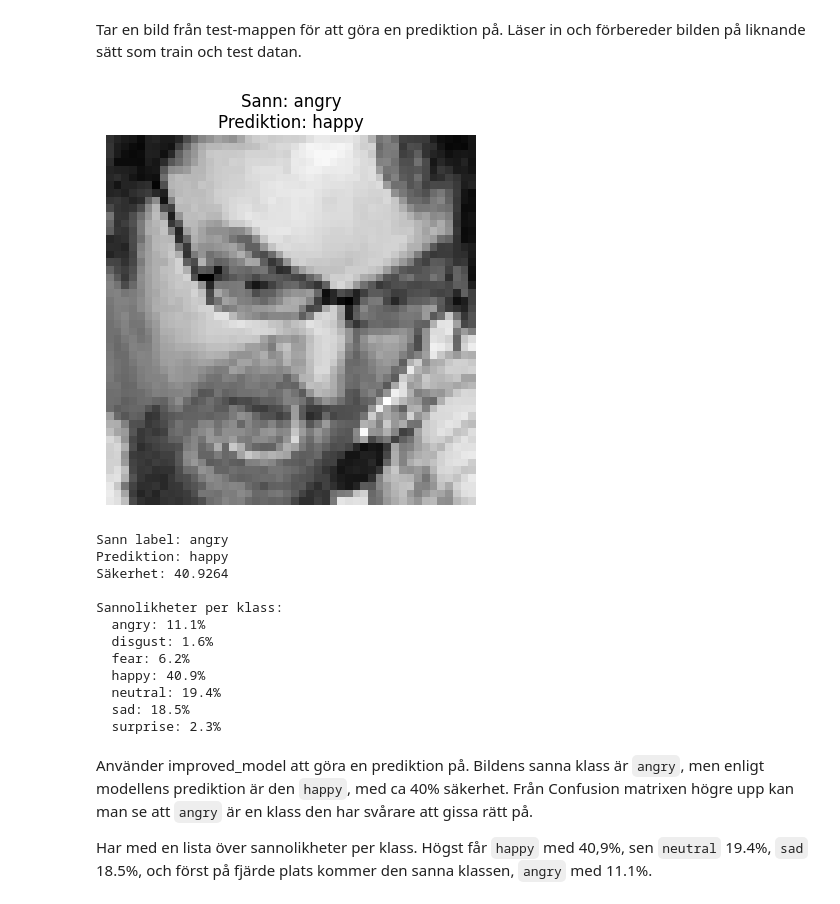
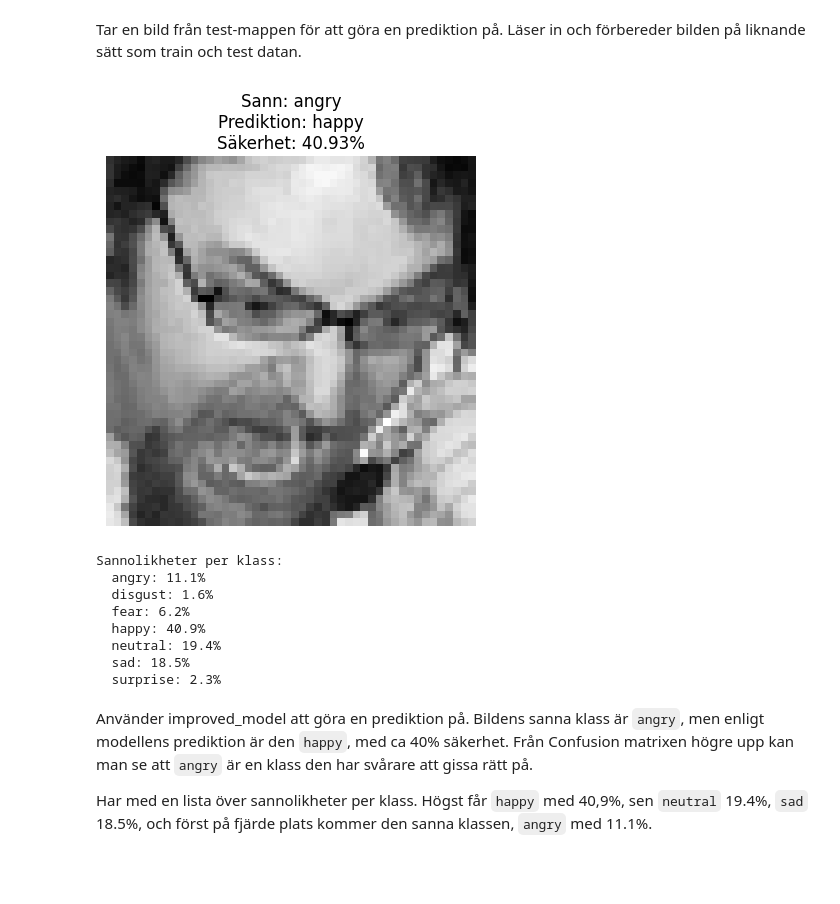
Before and after one commit to Cym3ra/Deep_Learning_Individualassignment, a Jupyter notebook: carina_karlsson_DL_individuelluppgift.ipynb, the cells around one changed output. Drawn from its saved outputs; the diff is of its cells as text; code cells hidden in the pictures; blank space fills up the shorter version.

```diff
--- a/carina_karlsson_DL_individuelluppgift.ipynb
+++ b/carina_karlsson_DL_individuelluppgift.ipynb
@@ -198,7 +198,7 @@ Här skapar jag mindre dataset från train och test-seten för att ha en mindre
 # %% [markdown]
 #### Funktion för en bygga en modell
 # %%
-def build_model(num_classes, learning_rate=0.001):
+def build_model(num_classes, learning_rate=0.001, dropout=0.0):
     model = keras.Sequential([
         layers.Input(shape=(48, 48, 1)),
         layers.Conv2D(32, (3,3), activation="relu", padding="same"),
@@ -212,7 +212,7 @@ def build_model(num_classes, learning_rate=0.001):
 
         layers.Flatten(),
         layers.Dense(128, activation="relu"),
-        layers.Dropout(0.5),
+        layers.Dropout(dropout),
         layers.Dense(num_classes, activation="softmax")
     ])
 
@@ -384,7 +384,8 @@ early_stop = keras.callbacks.EarlyStopping(
 
 improved_model = build_model(
     NUM_CLASSES,
-    learning_rate=0.0001
+    learning_rate=0.0001,
+    dropout=0.5
 )
 
 improved_history, improved_result = run_experiment(
@@ -494,41 +494,35 @@ Tar en bild från test-mappen för att göra en prediktion på. Läser in och f
 # %%
 new_img = CLASS_NAMES[0]
 sample_img  = os.path.join(test_path, new_img,
   os.listdir(os.path.join(test_path, new_img))[0])
 
 img = tf.keras.utils.load_img(
     sample_img, color_mode="grayscale",
     target_size=(48, 48))
 
 img_array = tf.keras.utils.img_to_array(img)
 img_array = img_array / 255.0
 img_array = tf.expand_dims(img_array, 0)
 
 predictions = improved_model.predict(img_array, verbose=0)
 score = predictions[0]
 predicted_label = CLASS_NAMES[np.argmax(score)]
+assured = 100 * np.max(score)
 
 plt.imshow(tf.squeeze(img).numpy(), cmap='gray')
 plt.title(
     f"Sann: {new_img}\n"
-    f"Prediktion: {predicted_label}"
+    f"Prediktion: {predicted_label}\n"
+    f"Säkerhet: {assured:.2f}%"
 )
 plt.axis("off")
 plt.show()
 
-print("Sann label:", new_img)
-print("Prediktion:", predicted_label)
-print("Säkerhet:", 100 * np.max(score))
-
 print('\nSannolikheter per klass:')
 for cls, prob in zip(CLASS_NAMES, score):
     print(f'  {cls}: {prob*100:.1f}%')
 # %% [output]
-[figure, old version]
+[figure, new version]
-Sann label: angry
-Prediktion: happy
-Säkerhet: 40.9264
-
 Sannolikheter per klass:
   angry: 11.1%
   disgust: 1.6%
```
Also changed, not shown: parts of 11 cells of this notebook, 1 other file.
